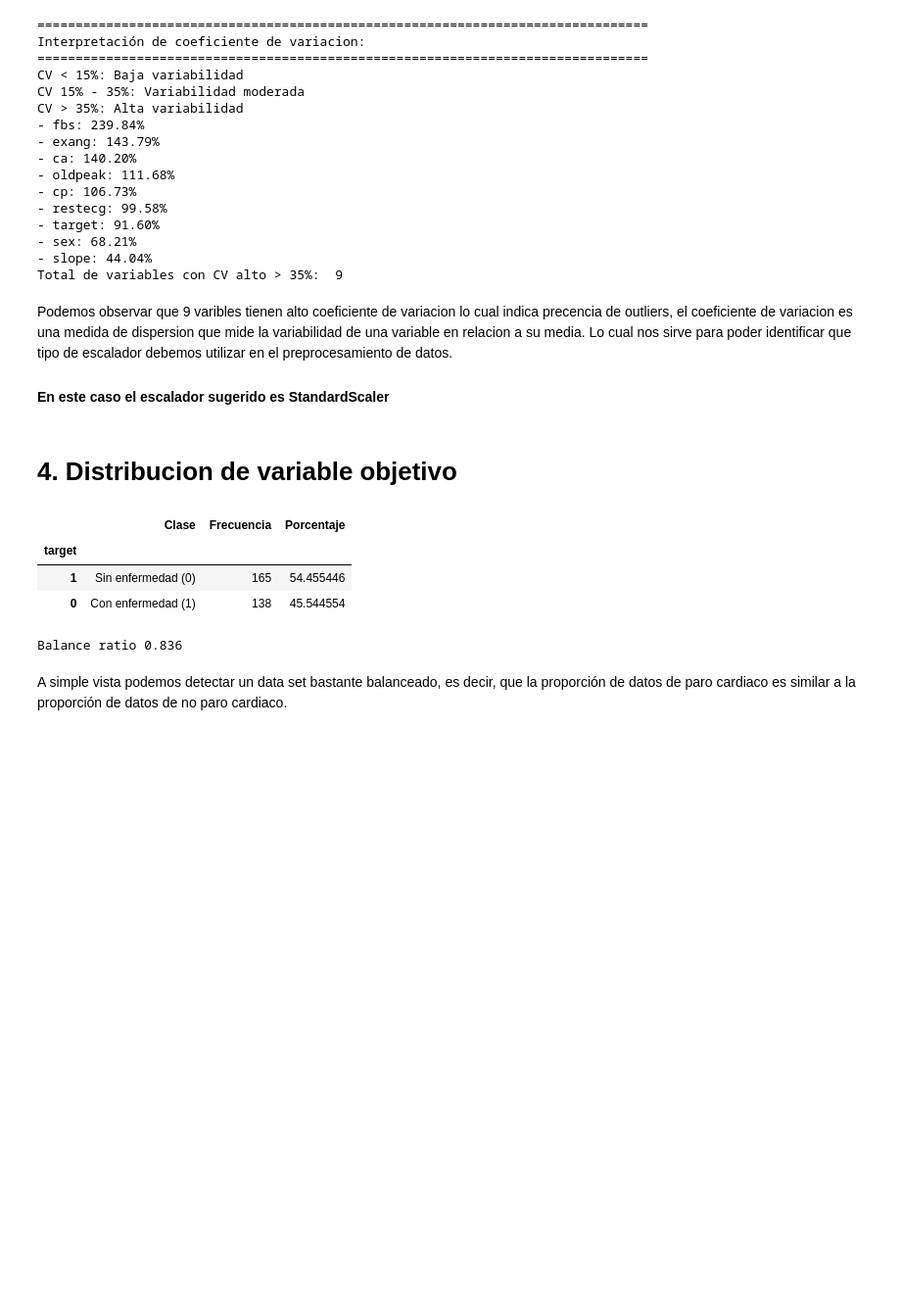
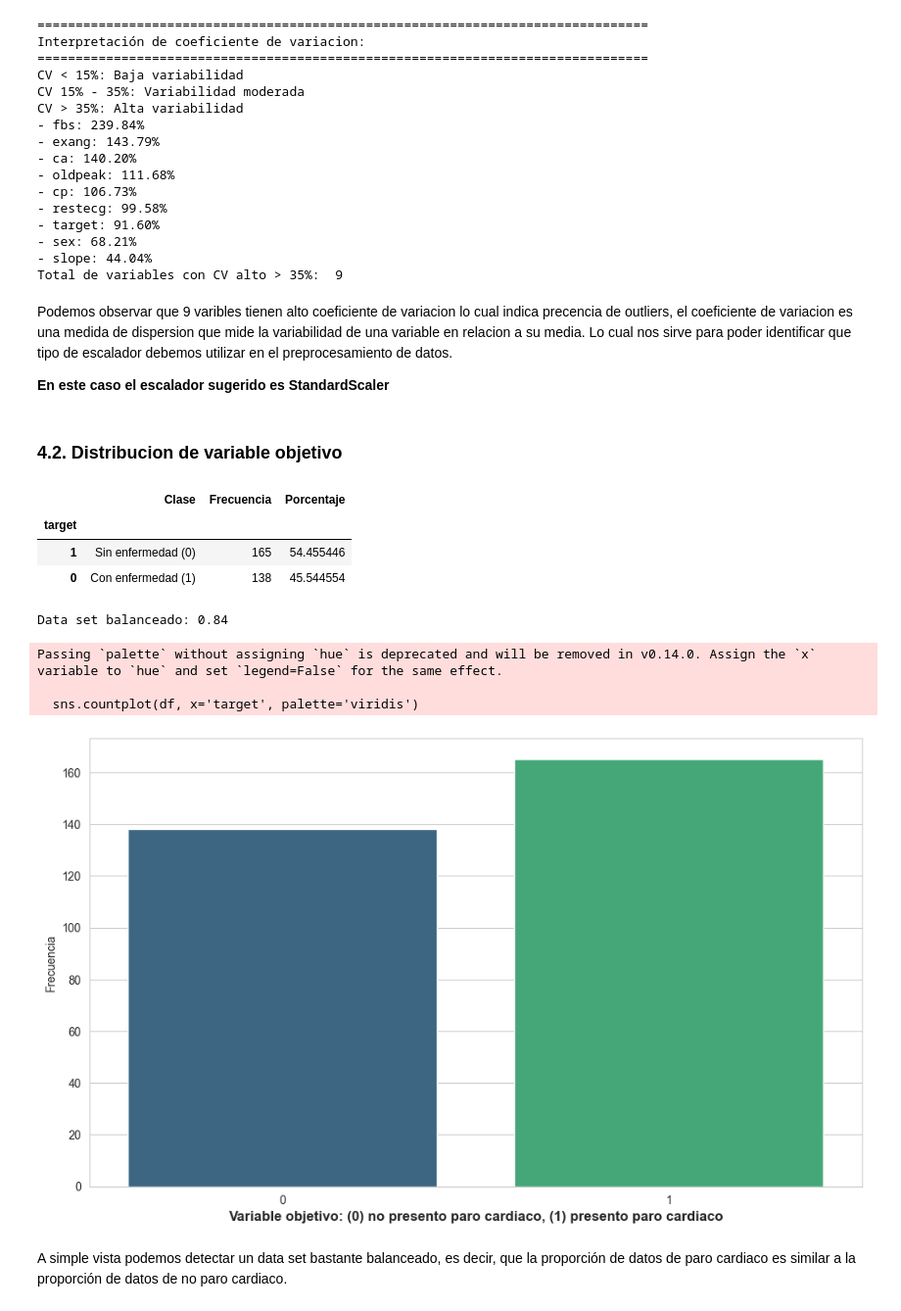
Before and after one commit to AlexSc97/modelo-predictivo-paro-cardiaco, a Jupyter notebook: notebooks/explore.ipynb, the cells around one changed output. Shown at 98% size. Drawn from its saved outputs; the diff is of its cells as text; code cells hidden in the pictures; blank space fills up the shorter version.

```diff
--- a/notebooks/explore.ipynb
+++ b/notebooks/explore.ipynb
@@ -5,15 +5,11 @@
 # %%
-# Librerias de visualizacion y importacion de datos.abs
+# Librerias de visualizacion y manipulacion de datos
 import pandas as pd
+import numpy as np
+# Visualizacion
 import matplotlib.pyplot as plt
 import seaborn as sns
-
-df = pd.read_csv("../data/raw/HeartAttackDataSet.csv")
-
-# Dimenciones del data frame
-print(f"=" * 80)
-print(f"Dimensiones del data frame: {df.shape[0]} numero de filas y {df.shape[1]} numero de columnas ")
-# Información del data frame
-print(f"=" * 80)
-print (f"Tipos de datos del data frame")
-print(f"=" * 80)
+sns.set_style('whitegrid')
+# Estadistica
+from scipy import stats
+from scipy.stats import shapiro
@@ -144,27 +162,44 @@ CV > 35%: Alta variabilidad
 Total de variables con CV alto > 35%:  9
 # %% [markdown]
 Podemos observar que 9 varibles tienen alto coeficiente de variacion lo cual indica precencia de outliers, el coeficiente de variacion es una medida de dispersion que mide la variabilidad de una variable en relacion a su media. Lo cual nos sirve para poder identificar que tipo de escalador debemos utilizar en el preprocesamiento de datos.
-#### En este caso el escalador sugerido es StandardScaler
+
+**En este caso el escalador sugerido es StandardScaler**
 # %% [markdown]
-# 4. Distribucion de variable objetivo
+### 4.2. Distribucion de variable objetivo
 # %%
 target_counts = df['target'].value_counts()
 target_pct = df['target'].value_counts(normalize=True) * 100
 target_summary = pd.DataFrame({
     'Clase': ['Sin enfermedad (0)', 'Con enfermedad (1)'],
     'Frecuencia': target_counts.values,
     'Porcentaje': target_pct
 })
 display(target_summary)
 
 # Balance ratio
 balance_ratio = target_counts.min() / target_counts.max()
-print(f"Balance ratio {balance_ratio:.3f}")
+if balance_ratio > 0.8:
+    print(f"Data set balanceado: {balance_ratio:.2f}")
+elif balance_ratio  > 0.5:
+    print(f"Data set moderadamente balanceado: {balance_ratio:.2f}")
+else:
+    print("Data set desbalanceado < 0.5 % ")
+
+# Visualizacion de la variable objetivo.
+plt.figure(figsize=(12,7))
+sns.countplot(df, x='target', palette='viridis')
+plt.xlabel('Variable objetivo: (0) no presento paro cardiaco, (1) presento paro cardiaco', fontsize='12', fontweight='bold')
+plt.ylabel('Frecuencia')
+plt.show()
 # %% [output]
 |  | Clase | Frecuencia | Porcentaje |
 | target |  |  |  |
 | 1 | Sin enfermedad (0) | 165 | 54.455446 |
 | 0 | Con enfermedad (1) | 138 | 45.544554 |
-Balance ratio 0.836
+Data set balanceado: 0.84
+Passing `palette` without assigning `hue` is deprecated and will be removed in v0.14.0. Assign the `x` variable to `hue` and set `legend=False` for the same effect.
+
+  sns.countplot(df, x='target', palette='viridis')
+[figure, added]
 # %% [markdown]
 A simple vista podemos detectar un data set bastante balanceado, es decir, que la proporción de datos de paro cardiaco es similar a la proporción de datos de no paro cardiaco.
```
Also changed, not shown: parts of 17 cells of this notebook.
